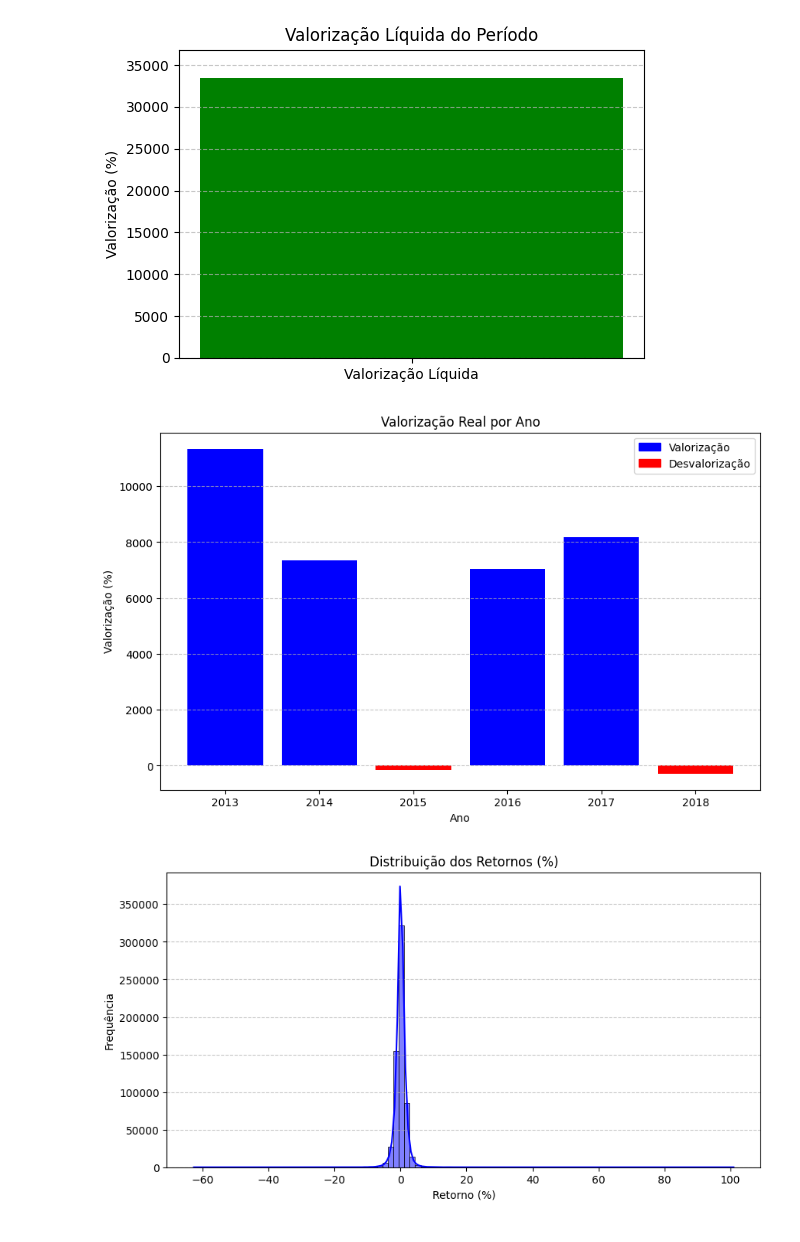
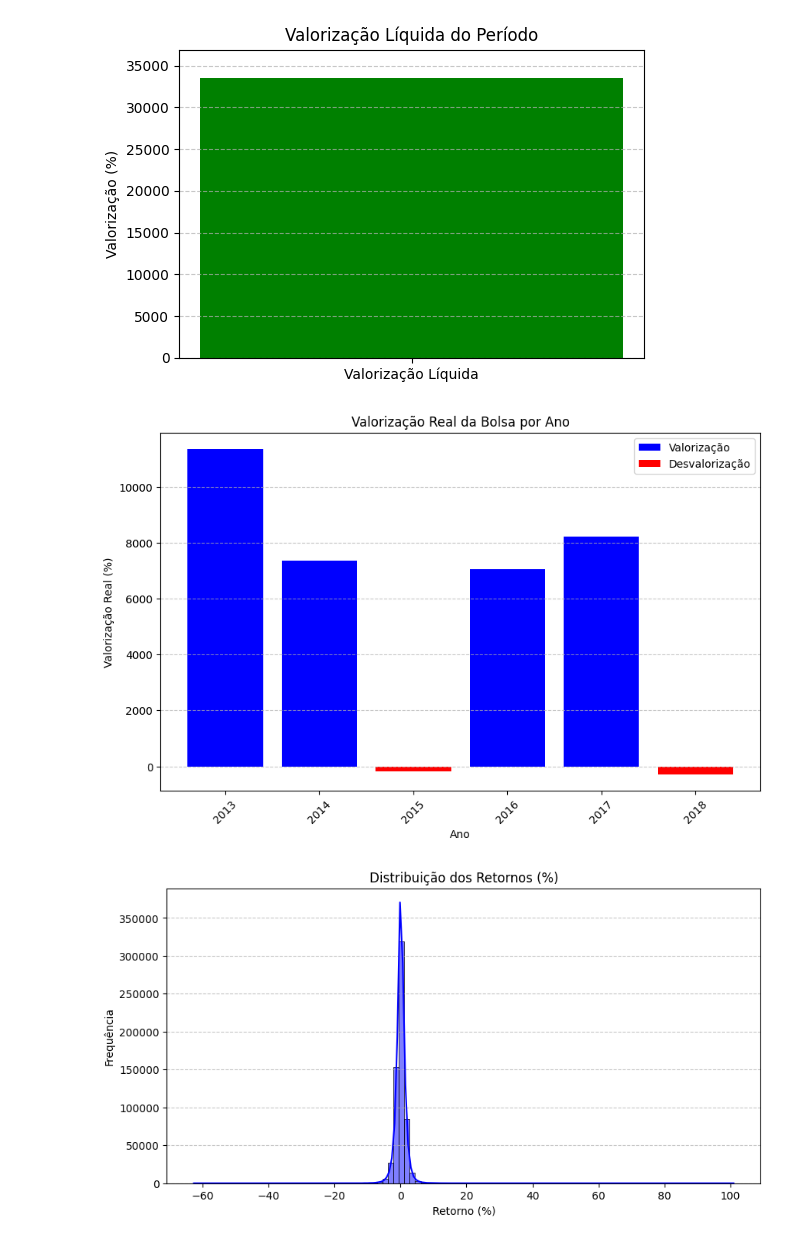
Before and after one commit to Vitor4818/StockTrendClassifier, a Jupyter notebook: StockTrendClassifier.ipynb, the cells around one changed output. Saved outputs shown, nothing was run; the diff lists cells and outputs as text; code cells hidden in the pictures.

```diff
--- a/StockTrendClassifier.ipynb
+++ b/StockTrendClassifier.ipynb
@@ -253,5 +265,0 @@ def target_variable(dataset):
-# %%
-#Aplicando função no dataset, crinado a coluna 'target'
-df['target'] = df.apply(target_variable, axis=1)
-#Pronto, o dataset agora esta rico para treinar nosso modelo
-df
@@ -271,0 +266,4 @@ df
+# %%
+#Criando uma nova coluna com a diferença entre o preço de fechamento e a EMA14
+df['diff_close_ema14'] = df['close'] - df['EMA14']
+df
@@ -271,0 +284,4 @@ df
+# %%
+#Aplicando transformação logaritima na coluna de volume
+df['log_volume'] = np.log1p(df['volume'])
+df
@@ -271,0 +302,5 @@ df
+# %%
+#Criando a variavel alvo, onde será 1 se a ação valorizou e 0 se ela desvalorizou ou se manteve estavel
+df['target'] = df.groupby('Name')['return (%)'].shift(-1)
+df['target'] = df['target'].apply(lambda x: 1 if x > 0 else 0)
+df
@@ -341,26 +389,34 @@ plt.grid(axis="y", linestyle="--", alpha=0.7)
 # %% [output]
 [figure]
 # %%
-#Criando gráfico de barras para mostrar a valorização real de cada ano
+#Calculando a valorização real por ano
+valorizacao_real_por_ano = valorizacao_por_ano - desvalorizacao_por_ano
 
-cores = ["blue" if v >= 0 else "red" for v in valorizacao_real_por_ano]
+#separando os dados positivos e negativos
+valores_positivos = valorizacao_real_por_ano[valorizacao_real_por_ano >= 0]
+valores_negativos = valorizacao_real_por_ano[valorizacao_real_por_ano < 0]
 
+#criando a figura e o gráfico de barras
+plt.figure(figsize=(10, 6))
 
-plt.figure(figsize=(10, 6))
-plt.bar(valorizacao_real_por_ano.index, valorizacao_real_por_ano, color=cores)
+#Barras azuis (valores positivos)
+plt.bar(valores_positivos.index, valores_positivos, color='blue', label='Valorização')
 
+#Barras vermelhas (valores negativos)
+plt.bar(valores_negativos.index, valores_negativos, color='red', label='Desvalorização')
 
-azul_patch = mpatches.Patch(color="blue", label="Valorização")
-vermelho_patch = mpatches.Patch(color="red", label="Desvalorização")
-plt.legend(handles=[azul_patch, vermelho_patch])
+#Adicionando rótulos
+plt.xlabel("Ano")
+plt.ylabel("Valorização Real (%)")
+plt.title("Valorização Real da Bolsa por Ano")
+plt.legend()
+plt.grid(axis="y", linestyle="--", alpha=0.7)
 
-
-plt.xlabel("Ano")
-plt.ylabel("Valorização (%)")
-plt.title("Valorização Real por Ano")
-plt.grid(axis="y", linestyle="--", alpha=0.7)
+#Exibindo o gráfico
+plt.xticks(rotation=45)
+plt.show()
 # %% [output]
-[figure, old version]
+[figure, new version]
 # %%
 #Criando um gráfico histograma para análisar a distribuição dos retornos em porcentagem
 plt.figure(figsize=(10, 5))
```
Also changed, not shown: parts of 82 cells of this notebook.
